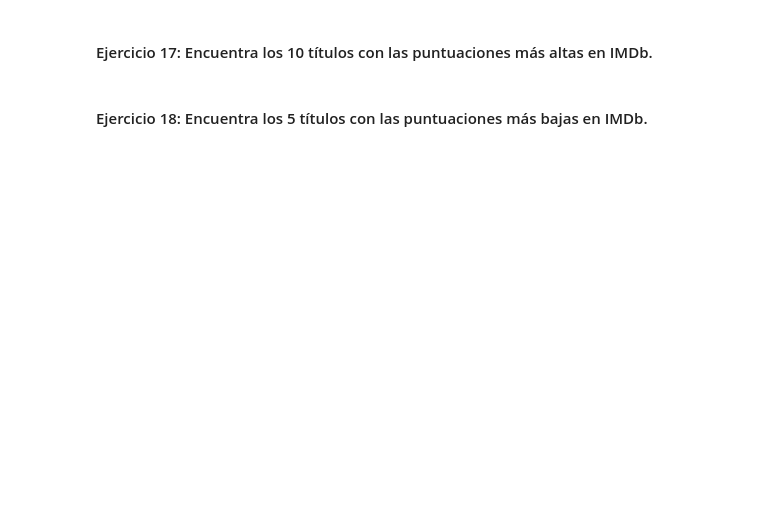
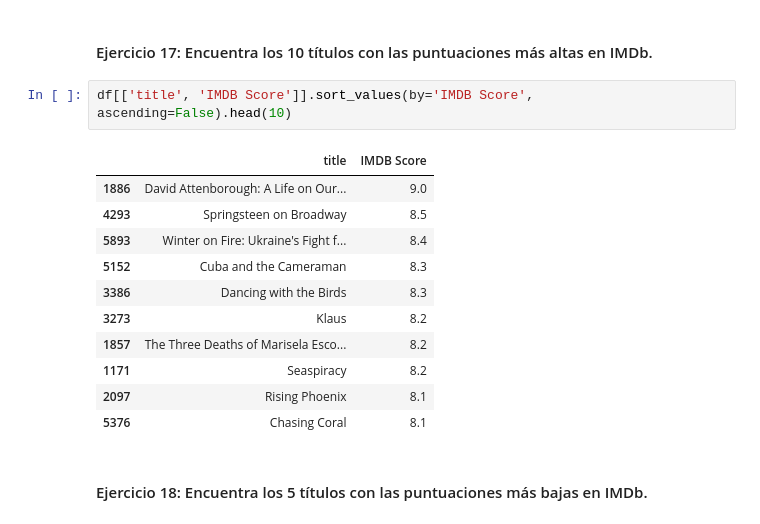
Before and after one commit to SupernovaIa/Laboratorio-Pandas-filtrado-groupy, a Jupyter notebook: laboratorio-modulo2-leccion03-filtrado.ipynb, the cells around one changed output. Drawn from its saved outputs; the diff is of its cells as text; blank space fills up the shorter version.

```diff
--- a/laboratorio-modulo2-leccion03-filtrado.ipynb
+++ b/laboratorio-modulo2-leccion03-filtrado.ipynb
@@ -65,4 +257,18 @@ filtro1 =
 # %% [markdown]
 #### Ejercicio 17: Encuentra los 10 títulos con las puntuaciones más altas en IMDb.
+# %%
+df[['title', 'IMDB Score']].sort_values(by='IMDB Score', ascending=False).head(10)
+# %% [output]
+|  | title | IMDB Score |
+| 1886 | David Attenborough: A Life on Our... | 9.0 |
+| 4293 | Springsteen on Broadway | 8.5 |
+| 5893 | Winter on Fire: Ukraine's Fight f... | 8.4 |
+| 5152 | Cuba and the Cameraman | 8.3 |
+| 3386 | Dancing with the Birds | 8.3 |
+| 3273 | Klaus | 8.2 |
+| 1857 | The Three Deaths of Marisela Esco... | 8.2 |
+| 1171 | Seaspiracy | 8.2 |
+| 2097 | Rising Phoenix | 8.1 |
+| 5376 | Chasing Coral | 8.1 |
 # %% [markdown]
 #### Ejercicio 18: Encuentra los 5 títulos con las puntuaciones más bajas en IMDb.
```
Also changed, not shown: parts of 26 cells of this notebook.
